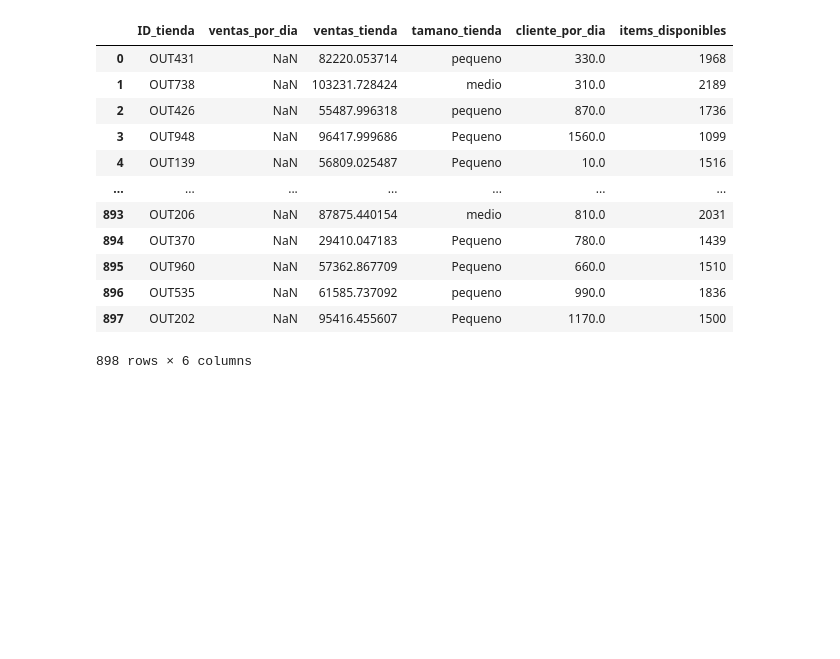
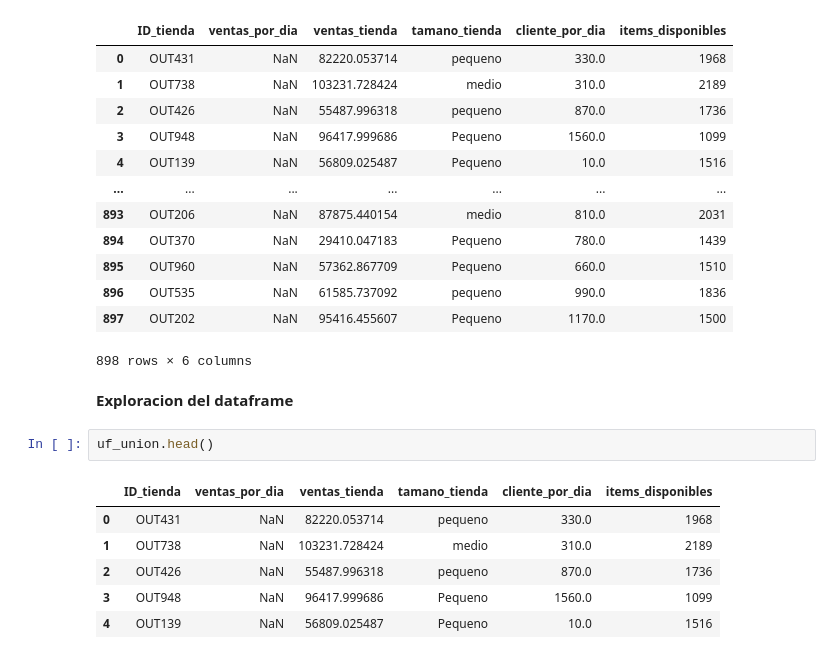
Before and after one commit to Mjdiazri/Code7Days, a Jupyter notebook: Ejercicio_promt_python_dataScience.ipynb, the cells around one changed output. Saved outputs shown, nothing was run; the diff lists cells and outputs as text; blank space fills up the shorter version.

```diff
--- a/Ejercicio_promt_python_dataScience.ipynb
+++ b/Ejercicio_promt_python_dataScience.ipynb
@@ -114,3 +120,14 @@ uf_union
 | 896 | OUT535 | NaN | 61585.737092 | pequeno | 990.0 | 1836 |
 | 897 | OUT202 | NaN | 95416.455607 | Pequeno | 1170.0 | 1500 |
 898 rows × 6 columns
+# %% [markdown]
+**Exploracion del dataframe**
+# %%
+uf_union.head()
+# %% [output]
+|  | ID_tienda | ventas_por_dia | ventas_tienda | tamano_tienda | cliente_por_dia | items_disponibles |
+| 0 | OUT431 | NaN | 82220.053714 | pequeno | 330.0 | 1968 |
+| 1 | OUT738 | NaN | 103231.728424 | medio | 310.0 | 2189 |
+| 2 | OUT426 | NaN | 55487.996318 | pequeno | 870.0 | 1736 |
+| 3 | OUT948 | NaN | 96417.999686 | Pequeno | 1560.0 | 1099 |
+| 4 | OUT139 | NaN | 56809.025487 | Pequeno | 10.0 | 1516 |
```
Also changed, not shown: parts of 9 cells of this notebook.
